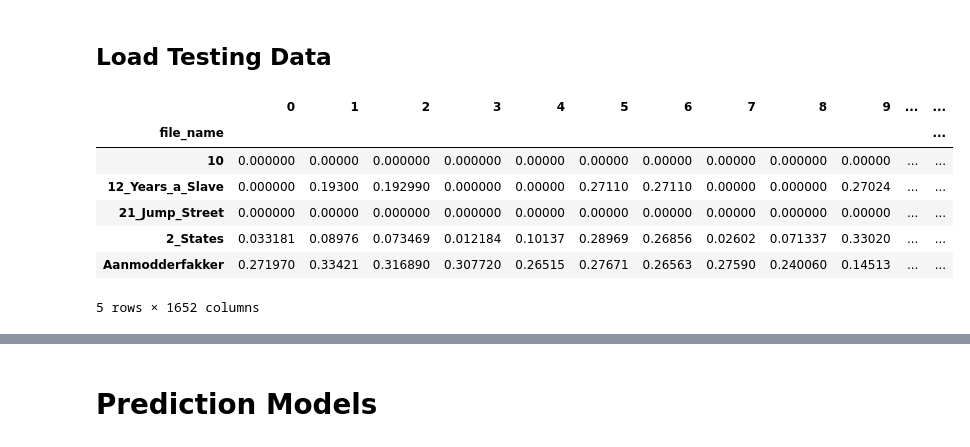
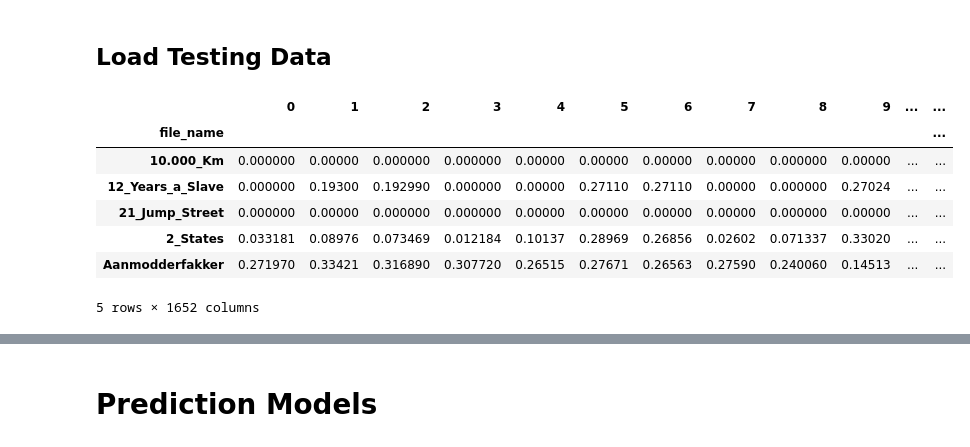
Before and after one commit to mrpip/ExperimentDesign_ex2_CoE, a Jupyter notebook: Visuals.ipynb, the cells around one changed output, grey strips where cells are left out. Cells and saved outputs as stored; diff of their text form; code cells hidden in the pictures.

```diff
--- a/Visuals.ipynb
+++ b/Visuals.ipynb
@@ -185,13 +185,18 @@ train.head()
 # %%
 # load visuals data for testing
 path_vis_test = r'./data/Test_Set/vis_descriptors'
 
 data_visuals_test = load_visuals_data(path_vis_test, agg = 'none')
+# rename first index
+data_visuals_test = data_visuals_test.reset_index()
+data_visuals_test['file_name'].iloc[0] = "10.000_Km"
+data_visuals_test.set_index(['file_name'], inplace = True)
+
 data_visuals_test.head()
 # %% [output]
 |  | 0 | 1 | 2 | 3 | 4 | 5 | 6 | 7 | 8 | 9 | ... | ... |
 | file_name |  |  |  |  |  |  |  |  |  |  |  | ... |
-| 10 | 0.000000 | 0.00000 | 0.000000 | 0.000000 | 0.00000 | 0.00000 | 0.00000 | 0.00000 | 0.000000 | 0.00000 | ... | ... |
+| 10.000_Km | 0.000000 | 0.00000 | 0.000000 | 0.000000 | 0.00000 | 0.00000 | 0.00000 | 0.00000 | 0.000000 | 0.00000 | ... | ... |
 | 12_Years_a_Slave | 0.000000 | 0.19300 | 0.192990 | 0.000000 | 0.00000 | 0.27110 | 0.27110 | 0.00000 | 0.000000 | 0.27024 | ... | ... |
 | 21_Jump_Street | 0.000000 | 0.00000 | 0.000000 | 0.000000 | 0.00000 | 0.00000 | 0.00000 | 0.00000 | 0.000000 | 0.00000 | ... | ... |
 | 2_States | 0.033181 | 0.08976 | 0.073469 | 0.012184 | 0.10137 | 0.28969 | 0.26856 | 0.02602 | 0.071337 | 0.33020 | ... | ... |
```
Also changed, not shown: parts of 12 cells of this notebook, 9 other files.
